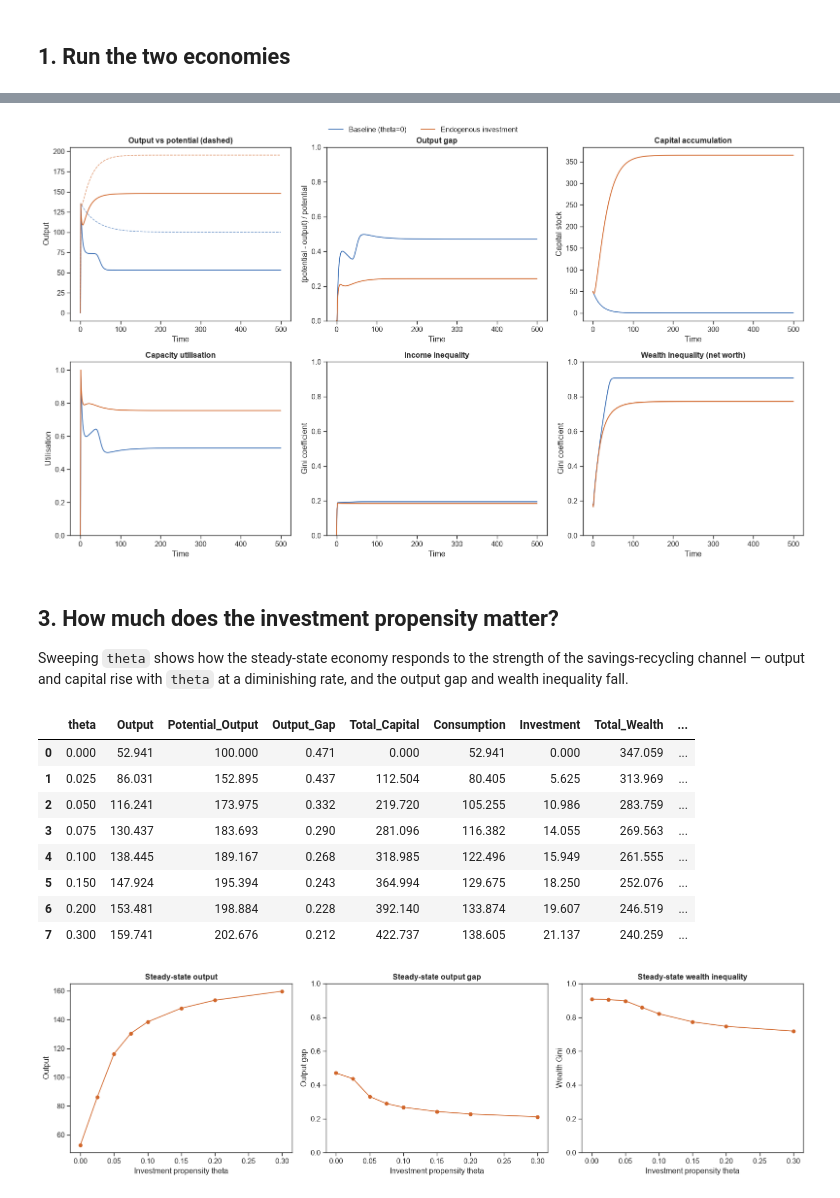
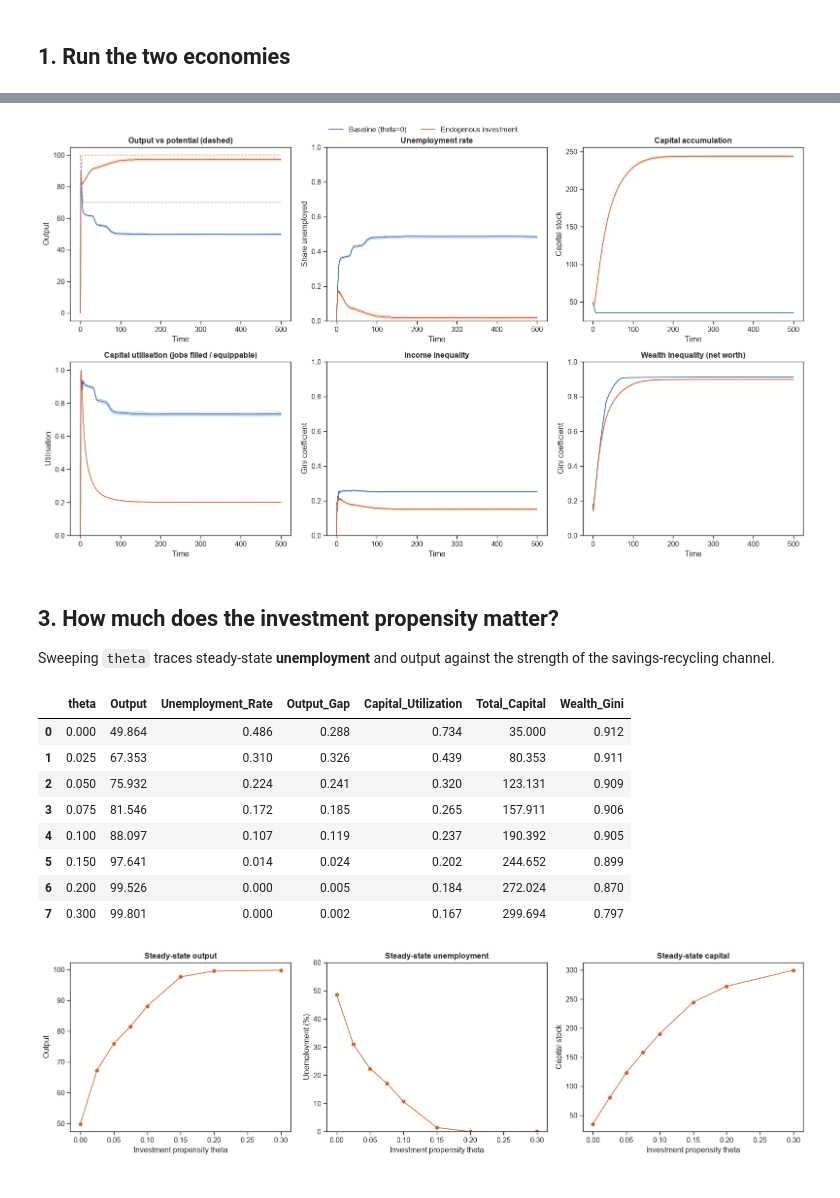
Before and after one commit to MattiaSaramin/endogenous-investment-abm, a Jupyter notebook: notebooks/01_Endogenous_Investment.ipynb, the cells around one changed output, grey strips where cells are left out. Drawn from its saved outputs; the diff is of its cells as text; code cells hidden in the pictures.

Commit message:
Checkpoint: Leontief + endogenous labour market + balanced-budget government (roadmap point 11, out of sequence)

```diff
--- a/notebooks/01_Endogenous_Investment.ipynb
+++ b/notebooks/01_Endogenous_Investment.ipynb
@@ -55,14 +64,12 @@ the hallmark of demand-constrained stagnation — is visible directly.
 # %%
-def band(ax, summ, col, label, color, potential=False):
+def band(ax, summ, col, label, color):
     t = summ.index
     ax.plot(t, summ[f"{col}_mean"], label=label, color=color)
     ax.fill_between(t, summ[f"{col}_lo"], summ[f"{col}_hi"], color=color, alpha=0.20)
 
-C_BASE, C_INV = "#3b6fb5", "#d1662a"
-
 fig, axes = plt.subplots(2, 3, figsize=(16, 9))
 
-# --- Output vs potential ---
+# Output vs potential
 ax = axes[0, 0]
 band(ax, baseline,   "Output", "Baseline (theta=0)", C_BASE)
 band(ax, investment, "Output", "Endogenous investment", C_INV)
@@ -71,71 +78,71 @@ ax.plot(investment.index, investment["Potential_Output_mean"], ls="--", lw=1, co
 ax.set_title("Output vs potential (dashed)", weight="bold")
 ax.set_xlabel("Time"); ax.set_ylabel("Output"); ax.legend()
 
-# --- Output gap ---
+# Unemployment
 ax = axes[0, 1]
-band(ax, baseline,   "Output_Gap", "Baseline", C_BASE)
-band(ax, investment, "Output_Gap", "Endogenous investment", C_INV)
-ax.set_title("Output gap", weight="bold")
-ax.set_xlabel("Time"); ax.set_ylabel("(potential - output) / potential"); ax.set_ylim(0, 1)
+band(ax, baseline,   "Unemployment_Rate", "Baseline", C_BASE)
+band(ax, investment, "Unemployment_Rate", "Endogenous investment", C_INV)
+ax.set_title("Unemployment rate", weight="bold")
+ax.set_xlabel("Time"); ax.set_ylabel("Share unemployed"); ax.set_ylim(0, 1)
 
-# --- Capital ---
+# Capital
 ax = axes[0, 2]
 band(ax, baseline,   "Total_Capital", "Baseline", C_BASE)
 band(ax, investment, "Total_Capital", "Endogenous investment", C_INV)
 ax.set_title("Capital accumulation", weight="bold")
 ax.set_xlabel("Time"); ax.set_ylabel("Capital stock")
 
-# --- Utilization ---
+# Capital utilisation
 ax = axes[1, 0]
-band(ax, baseline,   "Average_Utilization", "Baseline", C_BASE)
-band(ax, investment, "Average_Utilization", "Endogenous investment", C_INV)
-ax.set_title("Capacity utilisation", weight="bold")
+band(ax, baseline,   "Capital_Utilization", "Baseline", C_BASE)
+band(ax, investment, "Capital_Utilization", "Endogenous investment", C_INV)
+ax.set_title("Capital utilisation (jobs filled / equippable)", weight="bold")
 ax.set_xlabel("Time"); ax.set_ylabel("Utilisation"); ax.set_ylim(0, 1.05)
 
-# --- Income inequality ---
+# Income inequality
 ax = axes[1, 1]
 band(ax, baseline,   "Income_Gini", "Baseline", C_BASE)
 band(ax, investment, "Income_Gini", "Endogenous investment", C_INV)
 ax.set_title("Income inequality", weight="bold")
 ax.set_xlabel("Time"); ax.set_ylabel("Gini coefficient"); ax.set_ylim(0, 1)
 
-# --- Wealth inequality ---
+# Wealth inequality
 ax = axes[1, 2]
 band(ax, baseline,   "Wealth_Gini", "Baseline", C_BASE)
 band(ax, investment, "Wealth_Gini", "Endogenous investment", C_INV)
 ax.set_title("Wealth inequality (net worth)", weight="bold")
 ax.set_xlabel("Time"); ax.set_ylabel("Gini coefficient"); ax.set_ylim(0, 1)
 
 handles, labels = axes[0, 0].get_legend_handles_labels()
 for ax in axes.flat:
     if ax.get_legend() is not None:
         ax.get_legend().remove()
 fig.legend(handles, labels, loc="upper center", ncol=2, frameon=False, bbox_to_anchor=(0.5, 1.02))
 plt.tight_layout()
 plt.savefig(os.path.join('..', 'macro_results.png'), dpi=200, bbox_inches="tight")
 plt.show()
 # %% [output]
-[figure, old version]
+[figure, new version]
 # %% [markdown]
 ## 3. How much does the investment propensity matter?
 
-Sweeping `theta` shows how the steady-state economy responds to the strength of
-the savings-recycling channel — output and capital rise with `theta` at a
-diminishing rate, and the output gap and wealth inequality fall.
+Sweeping `theta` traces steady-state **unemployment** and output against the
+strength of the savings-recycling channel.
 # %%
 thetas = [0.0, 0.025, 0.05, 0.075, 0.1, 0.15, 0.2, 0.3]
 sweep = theta_sweep(thetas, steps=STEPS, seeds=20, tail=50)
-sweep.round(3)
+sweep[["theta", "Output", "Unemployment_Rate", "Output_Gap",
+       "Capital_Utilization", "Total_Capital", "Wealth_Gini"]].round(3)
 # %% [output]
-|  | theta | Output | Potential_Output | Output_Gap | Total_Capital | Consumption | Investment | Total_Wealth | ... |
-| 0 | 0.000 | 52.941 | 100.000 | 0.471 | 0.000 | 52.941 | 0.000 | 347.059 | ... |
-| 1 | 0.025 | 86.031 | 152.895 | 0.437 | 112.504 | 80.405 | 5.625 | 313.969 | ... |
-| 2 | 0.050 | 116.241 | 173.975 | 0.332 | 219.720 | 105.255 | 10.986 | 283.759 | ... |
-| 3 | 0.075 | 130.437 | 183.693 | 0.290 | 281.096 | 116.382 | 14.055 | 269.563 | ... |
-| 4 | 0.100 | 138.445 | 189.167 | 0.268 | 318.985 | 122.496 | 15.949 | 261.555 | ... |
-| 5 | 0.150 | 147.924 | 195.394 | 0.243 | 364.994 | 129.675 | 18.250 | 252.076 | ... |
-| 6 | 0.200 | 153.481 | 198.884 | 0.228 | 392.140 | 133.874 | 19.607 | 246.519 | ... |
-| 7 | 0.300 | 159.741 | 202.676 | 0.212 | 422.737 | 138.605 | 21.137 | 240.259 | ... |
+|  | theta | Output | Unemployment_Rate | Output_Gap | Capital_Utilization | Total_Capital | Wealth_Gini |
+| 0 | 0.000 | 49.864 | 0.486 | 0.288 | 0.734 | 35.000 | 0.912 |
+| 1 | 0.025 | 67.353 | 0.310 | 0.326 | 0.439 | 80.353 | 0.911 |
+| 2 | 0.050 | 75.932 | 0.224 | 0.241 | 0.320 | 123.131 | 0.909 |
+| 3 | 0.075 | 81.546 | 0.172 | 0.185 | 0.265 | 157.911 | 0.906 |
+| 4 | 0.100 | 88.097 | 0.107 | 0.119 | 0.237 | 190.392 | 0.905 |
+| 5 | 0.150 | 97.641 | 0.014 | 0.024 | 0.202 | 244.652 | 0.899 |
+| 6 | 0.200 | 99.526 | 0.000 | 0.005 | 0.184 | 272.024 | 0.870 |
+| 7 | 0.300 | 99.801 | 0.000 | 0.002 | 0.167 | 299.694 | 0.797 |
 # %%
 fig, axes = plt.subplots(1, 3, figsize=(16, 4.5))
 
@@ -143,16 +150,16 @@ axes[0].plot(sweep["theta"], sweep["Output"], "o-", color=C_INV)
 axes[0].set_title("Steady-state output", weight="bold")
 axes[0].set_xlabel("Investment propensity theta"); axes[0].set_ylabel("Output")
 
-axes[1].plot(sweep["theta"], sweep["Output_Gap"], "o-", color=C_INV)
-axes[1].set_title("Steady-state output gap", weight="bold")
-axes[1].set_xlabel("Investment propensity theta"); axes[1].set_ylabel("Output gap"); axes[1].set_ylim(0, 1)
+axes[1].plot(sweep["theta"], 100 * sweep["Unemployment_Rate"], "o-", color=C_INV)
+axes[1].set_title("Steady-state unemployment", weight="bold")
+axes[1].set_xlabel("Investment propensity theta"); axes[1].set_ylabel("Unemployment (%)"); axes[1].set_ylim(0, 60)
 
-axes[2].plot(sweep["theta"], sweep["Wealth_Gini"], "o-", color=C_INV)
-axes[2].set_title("Steady-state wealth inequality", weight="bold")
-axes[2].set_xlabel("Investment propensity theta"); axes[2].set_ylabel("Wealth Gini"); axes[2].set_ylim(0, 1)
+axes[2].plot(sweep["theta"], sweep["Total_Capital"], "o-", color=C_INV)
+axes[2].set_title("Steady-state capital", weight="bold")
+axes[2].set_xlabel("Investment propensity theta"); axes[2].set_ylabel("Capital stock")
 
 plt.tight_layout()
 plt.savefig(os.path.join('..', 'theta_sweep.png'), dpi=200, bbox_inches="tight")
 plt.show()
 # %% [output]
-[figure, old version]
+[figure, new version]
```
Also changed, not shown: parts of 9 cells of this notebook, 8 other files.
